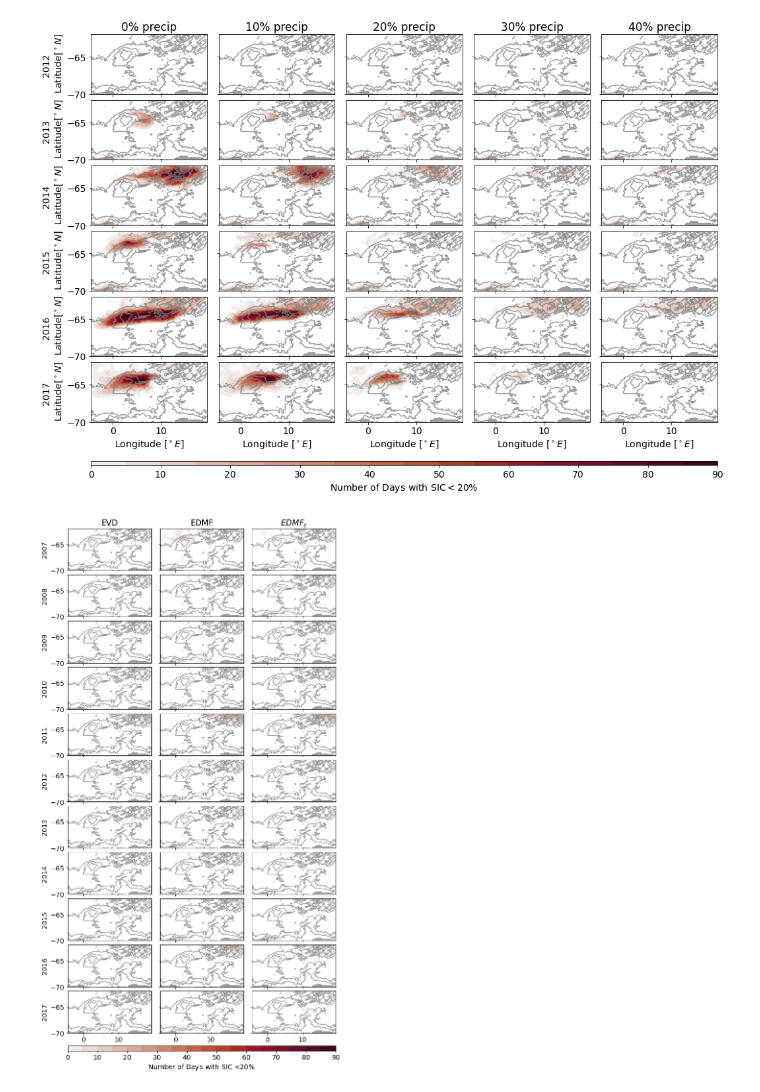
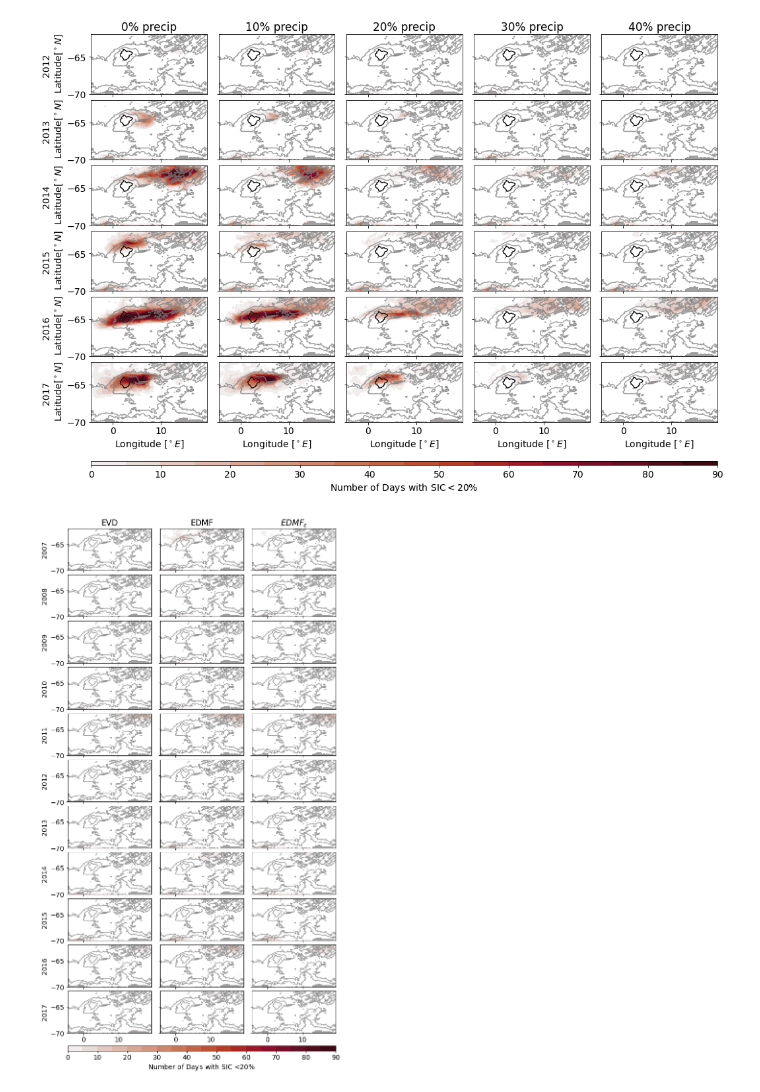
Before and after one commit to bguelk/JAMES_2024_MRP_modelling, a Jupyter notebook: Figures/Figure3_S2.ipynb, the cells around one changed output. Drawn from its saved outputs; the diff is of its cells as text; code cells hidden in the pictures.

```diff
--- a/Figures/Figure3_S2.ipynb
+++ b/Figures/Figure3_S2.ipynb
@@ -27,4 +27,13 @@ ds43=xr.open_mfdataset('../../Maud12_sensitivityruns/EXP_tpre04_prsn04_2012/poly
 bat=xr.open_dataset('../../MAUD_RISE_config/maud_v4/m12_mask/1_domain_cfg_50levels_new.nc')
 bat.coords['lon']=bat.nav_lon
 bat.coords['lat']=bat.nav_lat
-ds01
+
+
+bat['mask_tc']=np.zeros((len(bat.y),len(bat.x)))*(bat.bathy_meter.where(bat.bathy_meter<2500))+1
+bat['mask_tc']=bat.mask_tc.where(((bat.mask_tc==1)&(bat.glamt<4.3)&(bat.glamt>0.5)&(bat.gphit>-65.5)),other=0)
+mask_tc=bat.mask_tc
+mask_tc.load()
+mask_tc[173,98]=1
+mask_tc[178,109]=0
+
+bat['mask_tc']=mask_tc
@@ -63,6 +57,7 @@ for y in range(0,6):
     cb=ds36[var].where(ds36[var]>0).isel(year=y).plot.pcolormesh(ax=ax,x="lon",y="lat",vmin=vmin,vmax=vmax,levels=lev,cmap=tcmap,add_colorbar=False)
     bat.bathy_meter.where(bat.bathy_meter<10).plot.contourf(x="lon",y="lat",colors='grey',add_colorbar=False,ax=ax,alpha=0.75)
     bat.bathy_meter.plot.contour(x="lon",y="lat",levels=[2500,3500,5000],colors='grey',ax=ax,alpha=0.75)
+    bat.mask_tc.plot.contour(x="lon",y="lat",ax=ax,colors='k',linestyles='-',linewidths=.7,alpha=.5)
     ax.set_ylabel('%d \n Latitude[$^\circ N$]'%ds36.year.isel(year=y))
     if j<5:
         ax.set_xticklabels('')
@@ -79,6 +74,7 @@ for y in range(0,6):
     cb=ds38[var].where(ds38[var]>0).isel(year=y).plot.pcolormesh(ax=ax,x="lon",y="lat",vmin=vmin,vmax=vmax,levels=lev,cmap=tcmap,add_colorbar=False)
     bat.bathy_meter.where(bat.bathy_meter<10).plot.contourf(x="lon",y="lat",colors='grey',add_colorbar=False,ax=ax,alpha=0.75)
     bat.bathy_meter.plot.contour(x="lon",y="lat",levels=[2500,3500,5000],colors='grey',ax=ax,alpha=0.75)
+    bat.mask_tc.plot.contour(x="lon",y="lat",ax=ax,colors='k',linestyles='-',linewidths=.7,alpha=.5)
     if j<5:
         ax.set_xticklabels('')
         ax.set_xlabel('')
@@ -96,6 +92,7 @@ for y in range(0,6):
     cb=ds39[var].where(ds39[var]>0).isel(year=y).plot.pcolormesh(ax=ax,x="lon",y="lat",vmin=vmin,vmax=vmax,levels=lev,cmap=tcmap,add_colorbar=False)
     bat.bathy_meter.where(bat.bathy_meter<10).plot.contourf(x="lon",y="lat",colors='grey',add_colorbar=False,ax=ax,alpha=0.75)
     bat.bathy_meter.plot.contour(x="lon",y="lat",levels=[2500,3500,5000],colors='grey',ax=ax,alpha=0.75)
+    bat.mask_tc.plot.contour(x="lon",y="lat",ax=ax,colors='k',linestyles='-',linewidths=.7,alpha=.5)
     ax.set_title('')
     if j<5:
         ax.set_xticklabels('')
@@ -113,6 +110,7 @@ for y in range(0,6):
     cb=ds40[var].where(ds40[var]>0).isel(year=y).plot.pcolormesh(ax=ax,x="lon",y="lat",vmin=vmin,vmax=vmax,levels=lev,cmap=tcmap,add_colorbar=False)
     bat.bathy_meter.where(bat.bathy_meter<10).plot.contourf(x="lon",y="lat",colors='grey',add_colorbar=False,ax=ax,alpha=0.75)
     bat.bathy_meter.plot.contour(x="lon",y="lat",levels=[2500,3500,5000],colors='grey',ax=ax,alpha=0.75)
+    bat.mask_tc.plot.contour(x="lon",y="lat",ax=ax,colors='k',linestyles='-',linewidths=.7,alpha=.5)
     ax.set_title('')
     if j<5:
         ax.set_xticklabels('')
@@ -122,34 +120,35 @@ for y in range(0,6):
     ax.set_yticklabels('')
     ax.set_ylabel('')
     ax.set_xlim(-4.5,19.5)
     ax.set_ylim(-70,-62)
     if j==0:
         ax.set_title('30% precip')
     ax=fig.add_subplot(gs1[j,4])
     cb=ds43[var].where(ds43[var]>0).isel(year=y).plot.pcolormesh(ax=ax,x="lon",y="lat",vmin=vmin,vmax=vmax,levels=lev,cmap=tcmap,add_colorbar=False)
     bat.bathy_meter.where(bat.bathy_meter<10).plot.contourf(x="lon",y="lat",colors='grey',add_colorbar=False,ax=ax,alpha=0.75)
     bat.bathy_meter.plot.contour(x="lon",y="lat",levels=[2500,3500,5000],colors='grey',ax=ax,alpha=0.75)
+    bat.mask_tc.plot.contour(x="lon",y="lat",ax=ax,colors='k',linestyles='-',linewidths=.7,alpha=.5)
     ax.set_title('')
     ax.set_xlim(-4.5,19.5)
     ax.set_ylim(-70,-62)
     if j<5:
         ax.set_xticklabels('')
         ax.set_xlabel('')
     else:
         ax.set_xlabel('Longitude [$^\circ E$]')
     ax.set_yticklabels('')
     ax.set_ylabel('')
     if j==0:
         ax.set_title('40% precip')
 
     j=j+1
 
 c_ax=fig.add_subplot(gs2[:,0])
 plt.colorbar(cb,cax=c_ax,orientation='horizontal',label='Number of Days with SIC$<20\%$')
 #plt.tight_layout()
 plt.savefig('./2012runs_withEDMF_%s_2007_2017.jpg'%var,dpi=300)
 # %% [output]
-[figure, old version]
+[figure, new version]
 # %%
 # Supporting Information S2
 from matplotlib.gridspec import GridSpec, GridSpecFromSubplotSpec
```
Also changed, not shown: parts of 1 cell of this notebook, 6 other files.
